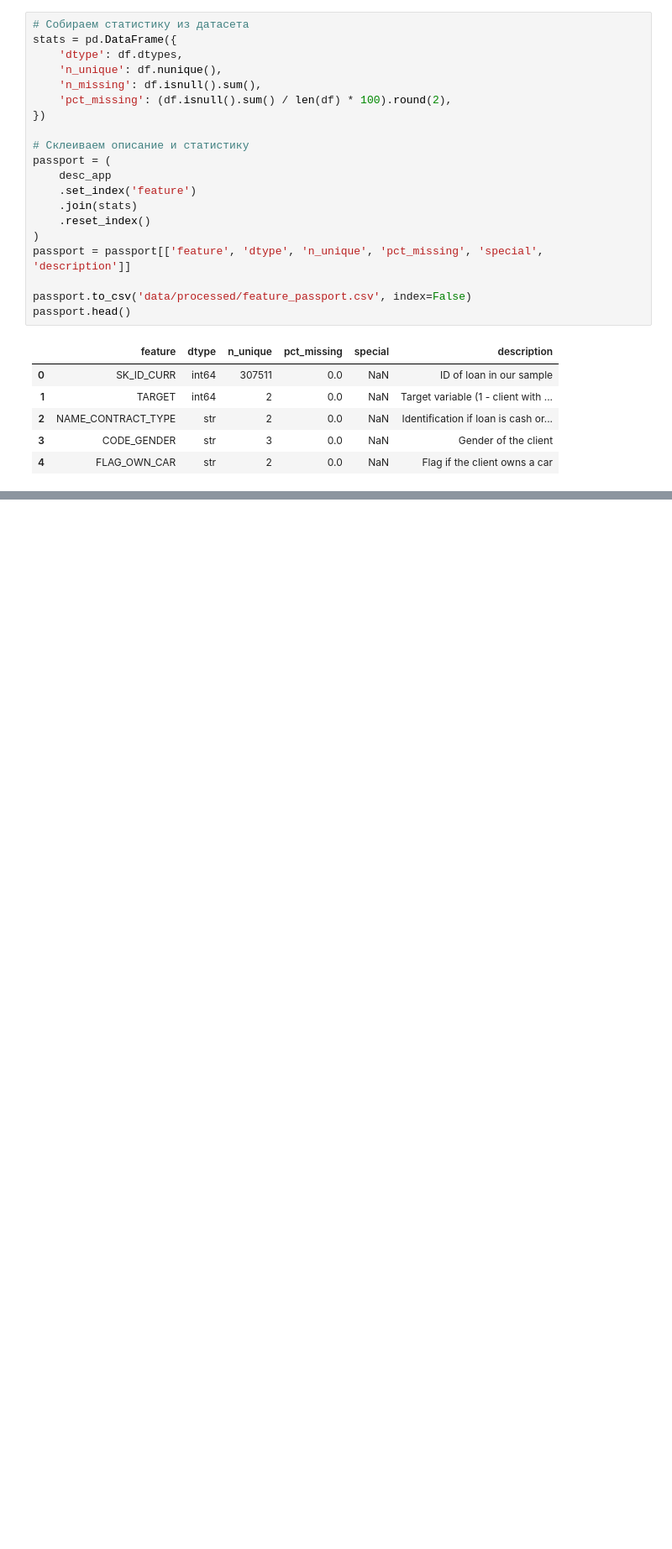
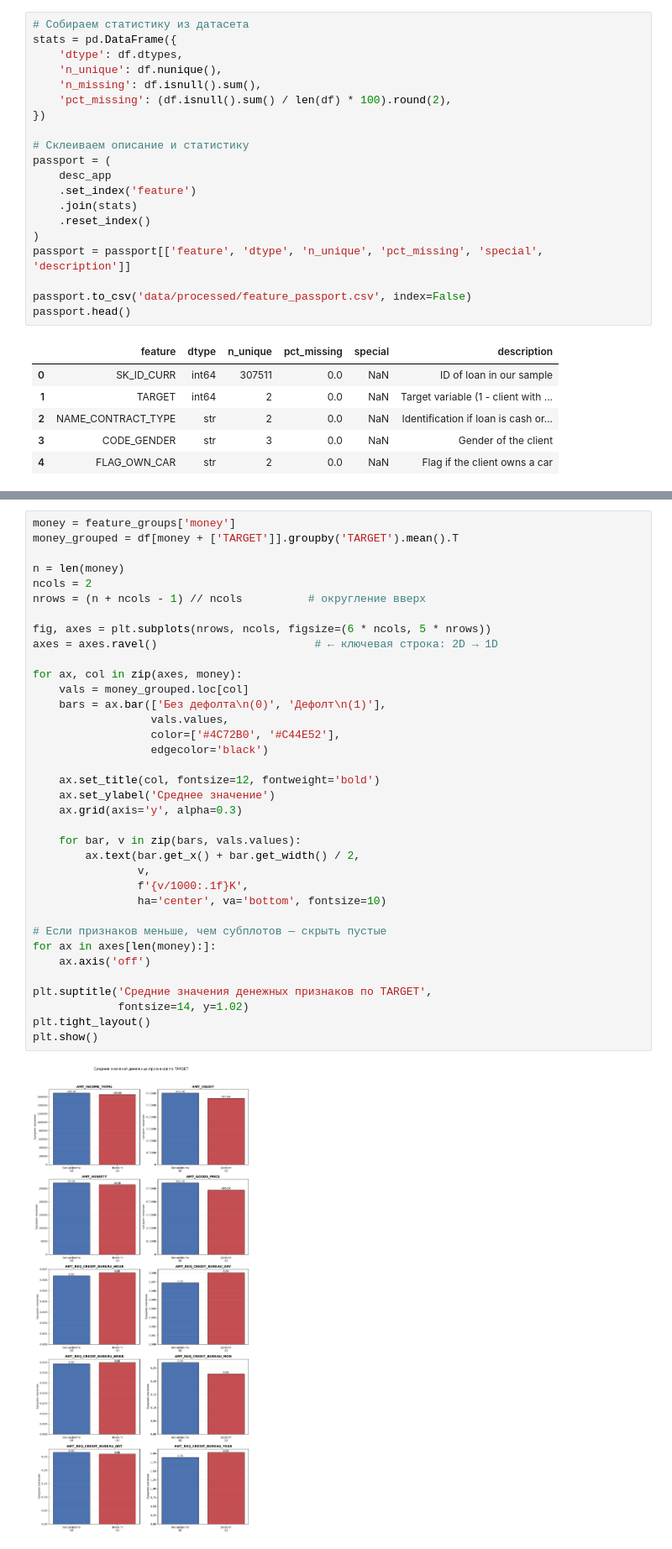
Before and after one commit to CondoR-R/university, a Jupyter notebook: интелектуальные_системы/practice/01_EDA.ipynb, the cells around one changed output, grey strips where cells are left out. Shown at 84% size. Cells and saved outputs as stored; diff of their text form; blank space fills up the shorter version.

```diff
--- a/интелектуальные_системы/practice/01_EDA.ipynb
+++ b/интелектуальные_системы/practice/01_EDA.ipynb
@@ -191,0 +253,38 @@ passport.head()
+# %%
+money = feature_groups['money']
+money_grouped = df[money + ['TARGET']].groupby('TARGET').mean().T
+
+n = len(money)
+ncols = 2
+nrows = (n + ncols - 1) // ncols          # округление вверх
+
+fig, axes = plt.subplots(nrows, ncols, figsize=(6 * ncols, 5 * nrows))
+axes = axes.ravel()                        # ← ключевая строка: 2D → 1D
+
+for ax, col in zip(axes, money):
+    vals = money_grouped.loc[col]
+    bars = ax.bar(['Без дефолта\n(0)', 'Дефолт\n(1)'],
+                  vals.values,
+                  color=['#4C72B0', '#C44E52'],
+                  edgecolor='black')
+
+    ax.set_title(col, fontsize=12, fontweight='bold')
+    ax.set_ylabel('Среднее значение')
+    ax.grid(axis='y', alpha=0.3)
+
+    for bar, v in zip(bars, vals.values):
+        ax.text(bar.get_x() + bar.get_width() / 2,
+                v,
+                f'{v/1000:.1f}K',
+                ha='center', va='bottom', fontsize=10)
+
+# Если признаков меньше, чем субплотов — скрыть пустые
+for ax in axes[len(money):]:
+    ax.axis('off')
+
+plt.suptitle('Средние значения денежных признаков по TARGET',
+             fontsize=14, y=1.02)
+plt.tight_layout()
+plt.show()
+# %% [output]
+[figure, added]
```
Also changed, not shown: parts of 28 cells of this notebook.
